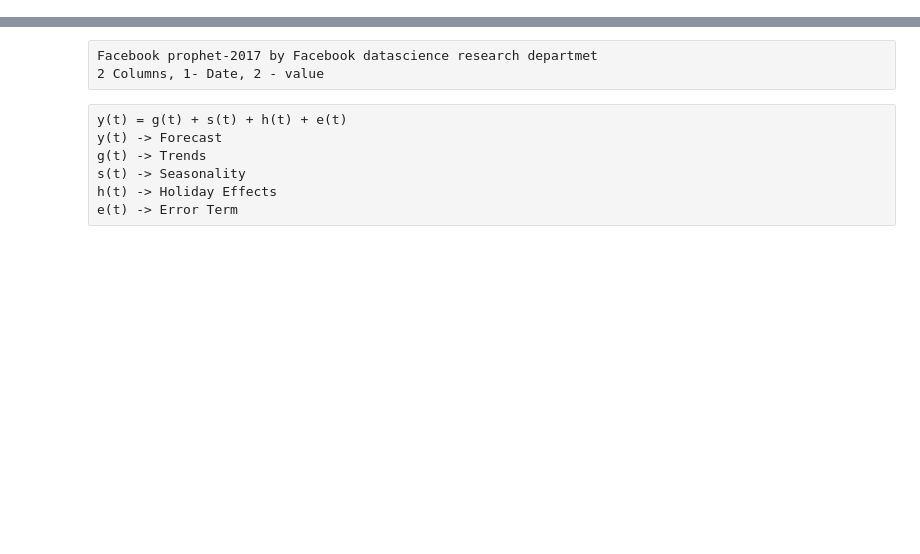
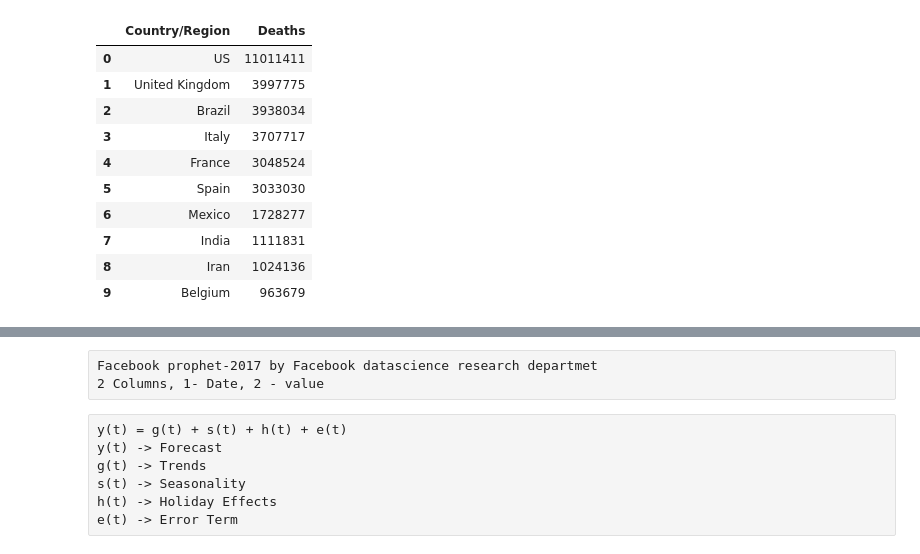
Before and after one commit to JagadeeshMusham/MyPractices, a Jupyter notebook: AIML by Intellipaat/Jupiter Notebook Practices/Aug 24_ Hands on FB_prophet.ipynb, the cells around one changed output, grey strips where cells are left out. Cells and saved outputs as stored; diff of their text form; code cells hidden in the pictures; blank space fills up the shorter version.

```diff
--- a/AIML by Intellipaat/Jupiter Notebook Practices/Aug 24_ Hands on FB_prophet.ipynb
+++ b/AIML by Intellipaat/Jupiter Notebook Practices/Aug 24_ Hands on FB_prophet.ipynb
@@ -62,8 +215,20 @@ plt.show()
 # find the top 10 countries with most deaths
 # top 10 countries with most active cases
 # %%
-top10Deaths = df.groupby(by='Country/Region')['Deaths', 'Recovered'].sum().sort_values(by=['Deaths', 'Recovered'], ascending=False).reset_index().head(10)
+top10Deaths = df.groupby(by='Country/Region')['Deaths'].sum().sort_values(ascending=False).reset_index().head(10)
 top10Deaths
+# %% [output]
+|  | Country/Region | Deaths |
+| 0 | US | 11011411 |
+| 1 | United Kingdom | 3997775 |
+| 2 | Brazil | 3938034 |
+| 3 | Italy | 3707717 |
+| 4 | France | 3048524 |
+| 5 | Spain | 3033030 |
+| 6 | Mexico | 1728277 |
+| 7 | India | 1111831 |
+| 8 | Iran | 1024136 |
+| 9 | Belgium | 963679 |
 # %%
 sns.lineplot(data=top10Deaths, x='Country/Region', y='Deaths')
 plt.xticks(rotation=60)
```
Also changed, not shown: parts of 39 cells of this notebook.
